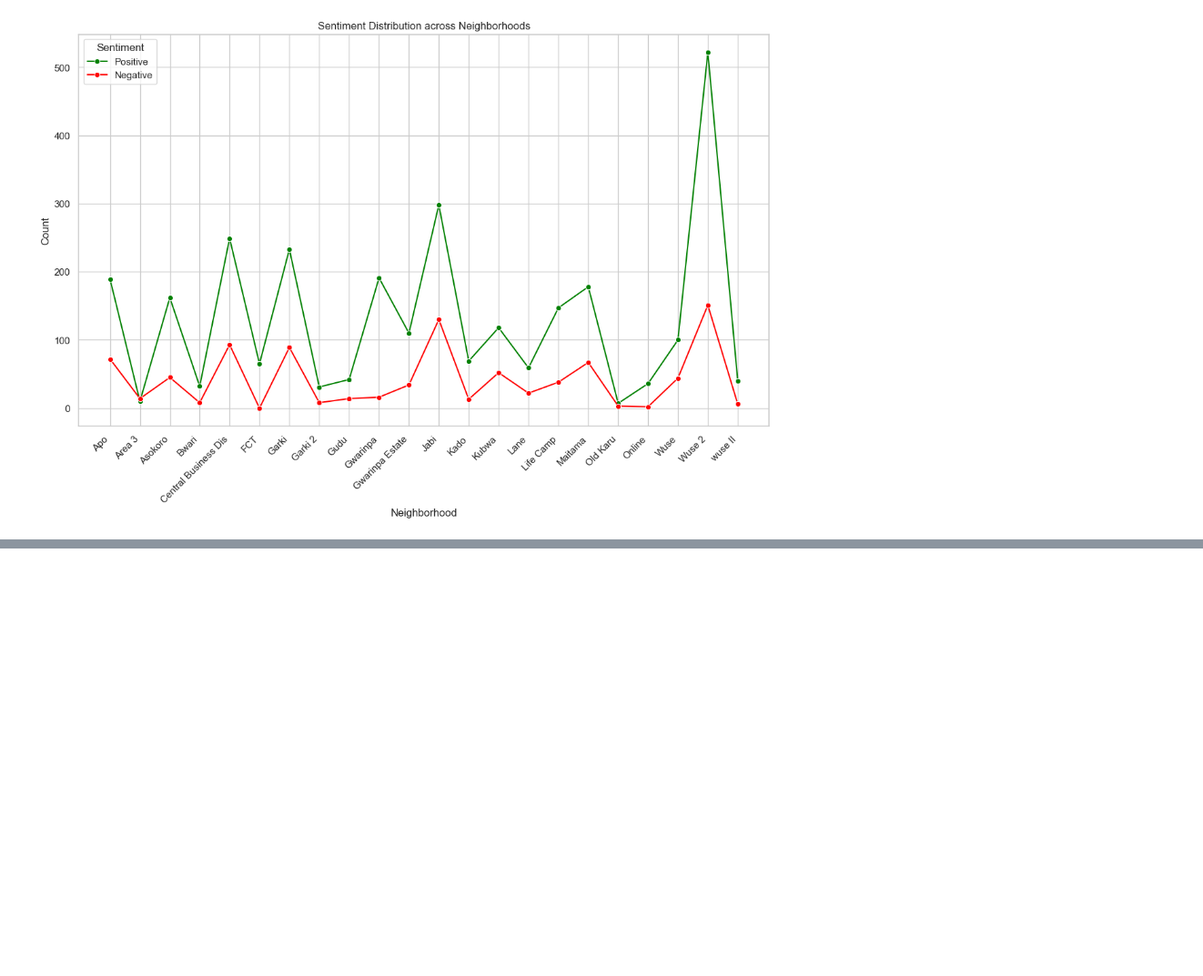
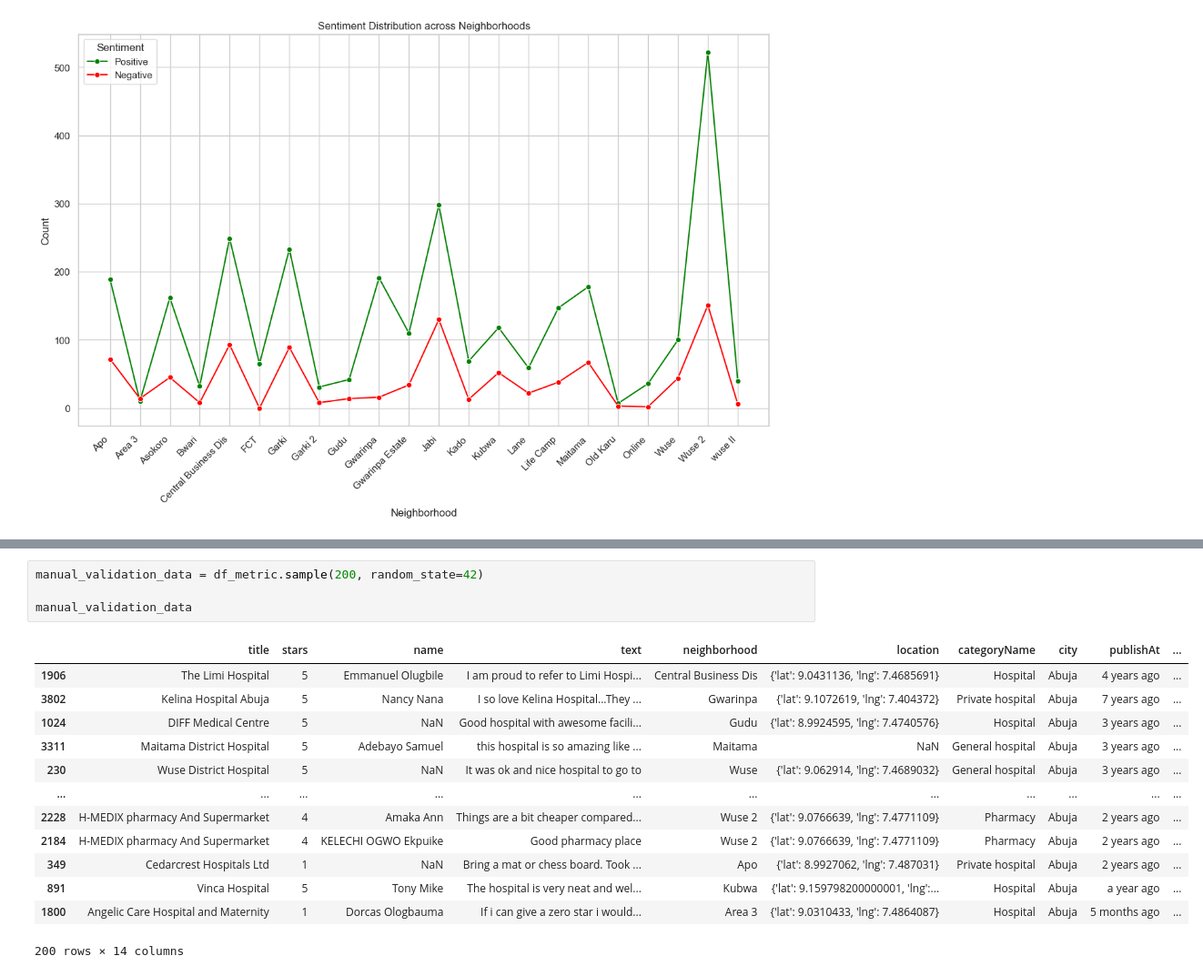
Before and after one commit to Fiki-josh/sentiment_health, a Jupyter notebook: notebooks/book.ipynb, the cells around one changed output, grey strips where cells are left out. Shown at 91% size. Drawn from its saved outputs; the diff is of its cells as text; blank space fills up the shorter version.

```diff
--- a/notebooks/book.ipynb
+++ b/notebooks/book.ipynb
@@ -493,0 +589,18 @@ plt.show()
+# %%
+manual_validation_data = df_metric.sample(200, random_state=42)
+
+manual_validation_data
+# %% [output]
+|  | title | stars | name | text | neighborhood | location | categoryName | city | publishAt | ... |
+| 1906 | The Limi Hospital | 5 | Emmanuel Olugbile | I am proud to refer to Limi Hospi... | Central Business Dis | {'lat': 9.0431136, 'lng': 7.4685691} | Hospital | Abuja | 4 years ago | ... |
+| 3802 | Kelina Hospital Abuja | 5 | Nancy Nana | I so love Kelina Hospital...They ... | Gwarinpa | {'lat': 9.1072619, 'lng': 7.404372} | Private hospital | Abuja | 7 years ago | ... |
+| 1024 | DIFF Medical Centre | 5 | NaN | Good hospital with awesome facili... | Gudu | {'lat': 8.9924595, 'lng': 7.4740576} | Hospital | Abuja | 3 years ago | ... |
+| 3311 | Maitama District Hospital | 5 | Adebayo Samuel | this hospital is so amazing like ... | Maitama | NaN | General hospital | Abuja | 3 years ago | ... |
+| 230 | Wuse District Hospital | 5 | NaN | It was ok and nice hospital to go to | Wuse | {'lat': 9.062914, 'lng': 7.4689032} | General hospital | Abuja | 3 years ago | ... |
+| ... | ... | ... | ... | ... | ... | ... | ... | ... | ... | ... |
+| 2228 | H-MEDIX pharmacy And Supermarket | 4 | Amaka Ann | Things are a bit cheaper compared... | Wuse 2 | {'lat': 9.0766639, 'lng': 7.4771109} | Pharmacy | Abuja | 2 years ago | ... |
+| 2184 | H-MEDIX pharmacy And Supermarket | 4 | KELECHI OGWO Ekpuike | Good pharmacy place | Wuse 2 | {'lat': 9.0766639, 'lng': 7.4771109} | Pharmacy | Abuja | 2 years ago | ... |
+| 349 | Cedarcrest Hospitals Ltd | 1 | NaN | Bring a mat or chess board. Took ... | Apo | {'lat': 8.9927062, 'lng': 7.487031} | Private hospital | Abuja | 2 years ago | ... |
+| 891 | Vinca Hospital | 5 | Tony Mike | The hospital is very neat and wel... | Kubwa | {'lat': 9.159798200000001, 'lng':... | Hospital | Abuja | a year ago | ... |
+| 1800 | Angelic Care Hospital and Maternity | 1 | Dorcas Ologbauma | If i can give a zero star i would... | Area 3 | {'lat': 9.0310433, 'lng': 7.4864087} | Hospital | Abuja | 5 months ago | ... |
+200 rows × 14 columns
```
Also changed, not shown: parts of 6 cells of this notebook, 4 other files.
